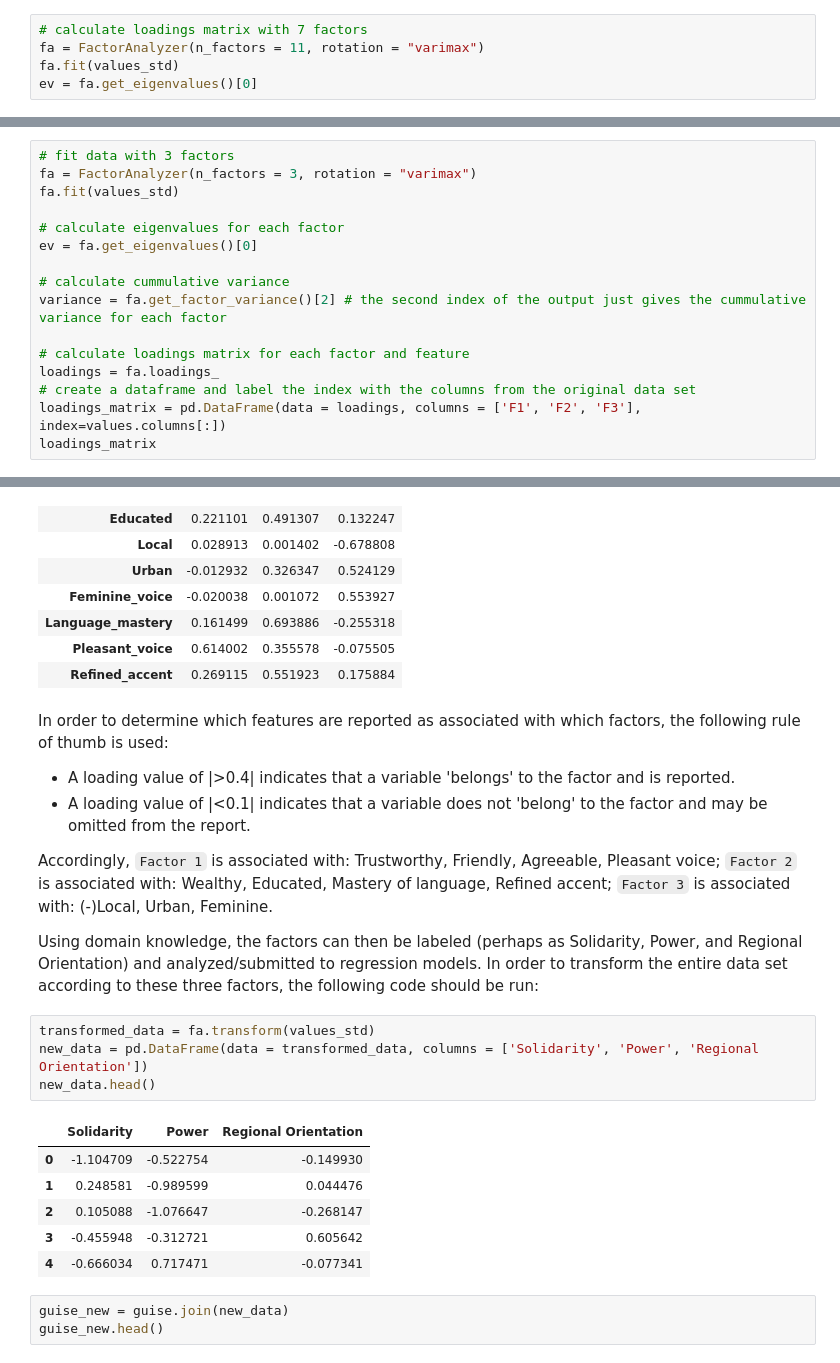
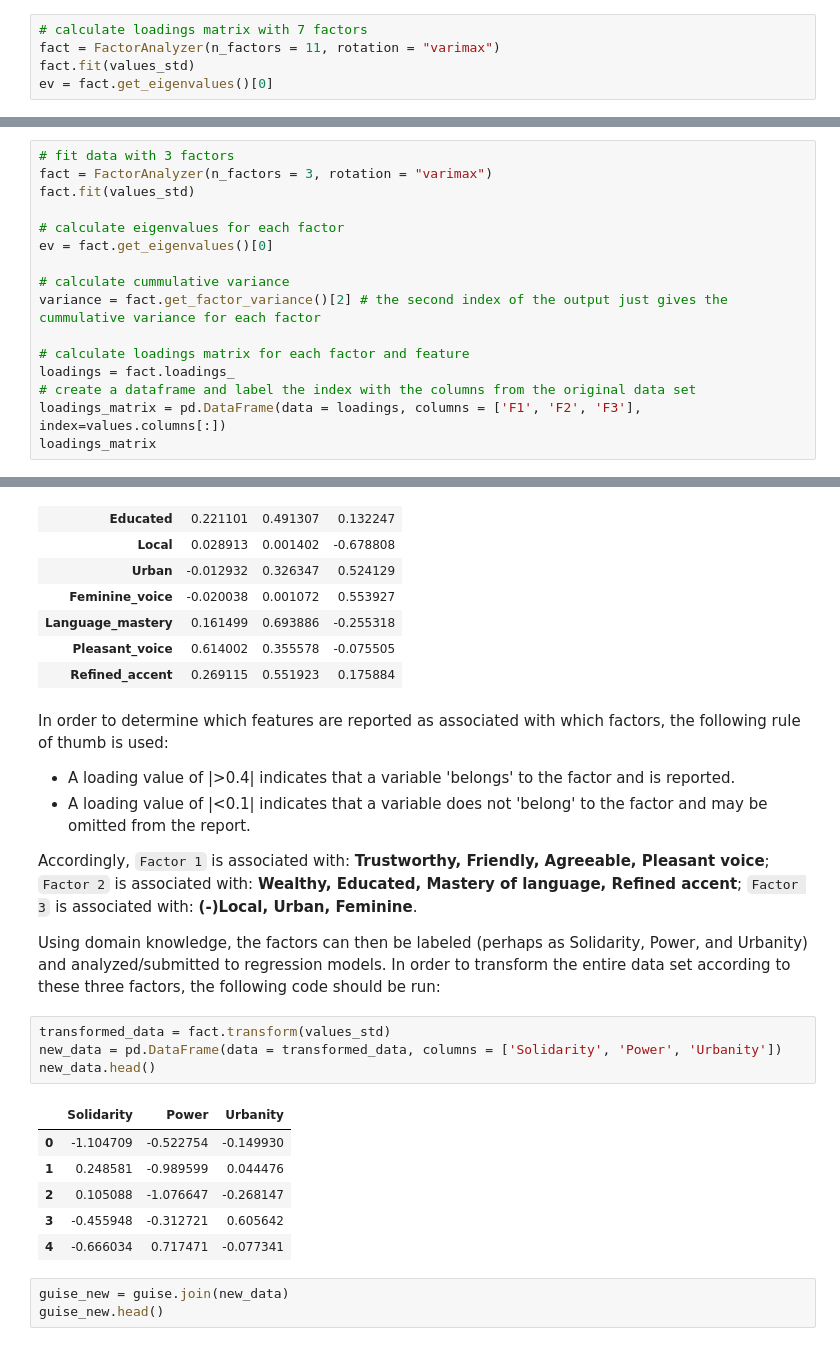
Before and after one commit to anniehelms/machine_learning_for_linguistics, a Jupyter notebook: tutorial.ipynb, the cells around one changed output, grey strips where cells are left out. Cells and saved outputs as stored; diff of their text form.

```diff
--- a/tutorial.ipynb
+++ b/tutorial.ipynb
@@ -258,8 +267,8 @@ To determine the number of factors to extract, there are a couple of generally a
 # %%
 # calculate loadings matrix with 7 factors
-fa = FactorAnalyzer(n_factors = 11, rotation = "varimax")
-fa.fit(values_std)
-ev = fa.get_eigenvalues()[0]
+fact = FactorAnalyzer(n_factors = 11, rotation = "varimax")
+fact.fit(values_std)
+ev = fact.get_eigenvalues()[0]
 # %% [markdown]
 Make another Scree plot (like with k-means clustering) and plot the Eigenvalue associated with each common factor.
 # %%
@@ -276,17 +285,17 @@ plt.show()
 Based on the plot above, only three factors have an Eigenvalue of at least 1. Fit the data again, this time changing the number of factors to 3. In addition to fitting the data, the cell below will also extract the eigenvalues for each factor and generate the loadings matrix.
 # %%
 # fit data with 3 factors
-fa = FactorAnalyzer(n_factors = 3, rotation = "varimax")
-fa.fit(values_std)
+fact = FactorAnalyzer(n_factors = 3, rotation = "varimax")
+fact.fit(values_std)
 
 # calculate eigenvalues for each factor
-ev = fa.get_eigenvalues()[0]
+ev = fact.get_eigenvalues()[0]
 
 # calculate cummulative variance
-variance = fa.get_factor_variance()[2] # the second index of the output just gives the cummulative variance for each factor
+variance = fact.get_factor_variance()[2] # the second index of the output just gives the cummulative variance for each factor
 
 # calculate loadings matrix for each factor and feature
-loadings = fa.loadings_
+loadings = fact.loadings_
 # create a dataframe and label the index with the columns from the original data set
 loadings_matrix = pd.DataFrame(data = loadings, columns = ['F1', 'F2', 'F3'], index=values.columns[:])
 loadings_matrix
@@ -309,15 +318,15 @@ In order to determine which features are reported as associated with which facto
 - A loading value of |>0.4| indicates that a variable 'belongs' to the factor and is reported.
 - A loading value of |<0.1| indicates that a variable does not 'belong' to the factor and may be omitted from the report.
 
-Accordingly, `Factor 1` is associated with: Trustworthy, Friendly, Agreeable, Pleasant voice; `Factor 2` is associated with: Wealthy, Educated, Mastery of language, Refined accent; `Factor 3` is associated with: (-)Local, Urban, Feminine.
+Accordingly, `Factor 1` is associated with: **Trustworthy, Friendly, Agreeable, Pleasant voice**; `Factor 2` is associated with: **Wealthy, Educated, Mastery of language, Refined accent**; `Factor 3` is associated with: **(-)Local, Urban, Feminine**.
 
-Using domain knowledge, the factors can then be labeled (perhaps as Solidarity, Power, and Regional Orientation) and analyzed/submitted to regression models. In order to transform the entire data set according to these three factors, the following code should be run:
+Using domain knowledge, the factors can then be labeled (perhaps as Solidarity, Power, and Urbanity) and analyzed/submitted to regression models. In order to transform the entire data set according to these three factors, the following code should be run:
 # %%
-transformed_data = fa.transform(values_std)
-new_data = pd.DataFrame(data = transformed_data, columns = ['Solidarity', 'Power', 'Regional Orientation'])
+transformed_data = fact.transform(values_std)
+new_data = pd.DataFrame(data = transformed_data, columns = ['Solidarity', 'Power', 'Urbanity'])
 new_data.head()
 # %% [output]
-|  | Solidarity | Power | Regional Orientation |
+|  | Solidarity | Power | Urbanity |
 | 0 | -1.104709 | -0.522754 | -0.149930 |
 | 1 | 0.248581 | -0.989599 | 0.044476 |
 | 2 | 0.105088 | -1.076647 | -0.268147 |
```
Also changed, not shown: parts of 26 cells of this notebook.
